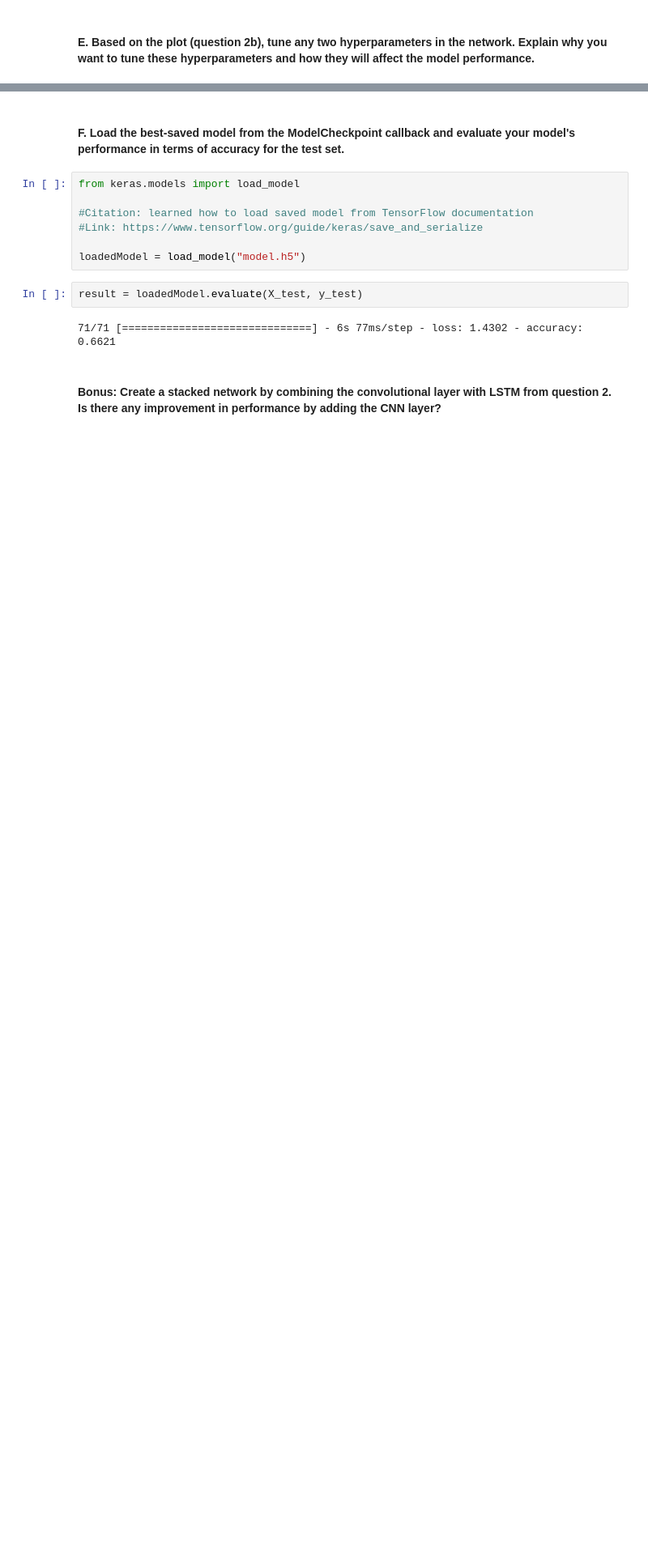
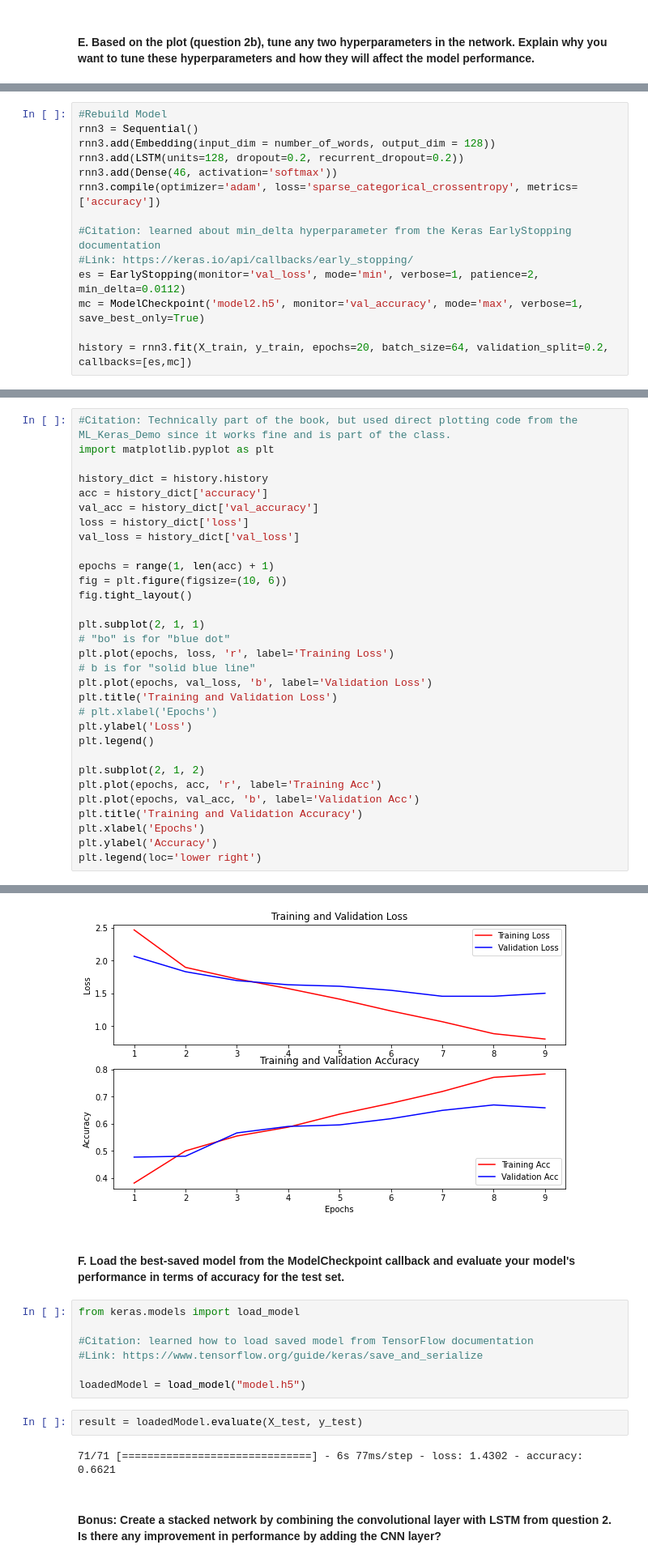
Before and after one commit to thienlongtran/university-files, a Jupyter notebook: Python for DS & AI/Final/2575712.ipynb, the cells around one changed output, grey strips where cells are left out. Shown: that part at 81% size. Drawn from its saved outputs; the diff is of its cells as text; blank space fills up the shorter version.

```diff
--- a/Python for DS & AI/Final/2575712.ipynb
+++ b/Python for DS & AI/Final/2575712.ipynb
@@ -309,0 +321,14 @@ plt.legend(loc='lower right')
+# %%
+#Rebuild Model
+rnn3 = Sequential()
+rnn3.add(Embedding(input_dim = number_of_words, output_dim = 128))
+rnn3.add(LSTM(units=128, dropout=0.2, recurrent_dropout=0.2))
+rnn3.add(Dense(46, activation='softmax'))
+rnn3.compile(optimizer='adam', loss='sparse_categorical_crossentropy', metrics=['accuracy'])
+
+#Citation: learned about min_delta hyperparameter from the Keras EarlyStopping documentation
+#Link: https://keras.io/api/callbacks/early_stopping/
+es = EarlyStopping(monitor='val_loss', mode='min', verbose=1, patience=2, min_delta=0.0112)
+mc = ModelCheckpoint('model2.h5', monitor='val_accuracy', mode='max', verbose=1, save_best_only=True)
+
+history = rnn3.fit(X_train, y_train, epochs=20, batch_size=64, validation_split=0.2, callbacks=[es,mc])
@@ -309,0 +353,32 @@ plt.legend(loc='lower right')
+# %%
+#Citation: Technically part of the book, but used direct plotting code from the ML_Keras_Demo since it works fine and is part of the class.
+import matplotlib.pyplot as plt
+
+history_dict = history.history
+acc = history_dict['accuracy']
+val_acc = history_dict['val_accuracy']
+loss = history_dict['loss']
+val_loss = history_dict['val_loss']
+
+epochs = range(1, len(acc) + 1)
+fig = plt.figure(figsize=(10, 6))
+fig.tight_layout()
+
+plt.subplot(2, 1, 1)
+# "bo" is for "blue dot"
+plt.plot(epochs, loss, 'r', label='Training Loss')
+# b is for "solid blue line"
+plt.plot(epochs, val_loss, 'b', label='Validation Loss')
+plt.title('Training and Validation Loss')
+# plt.xlabel('Epochs')
+plt.ylabel('Loss')
+plt.legend()
+
+plt.subplot(2, 1, 2)
+plt.plot(epochs, acc, 'r', label='Training Acc')
+plt.plot(epochs, val_acc, 'b', label='Validation Acc')
+plt.title('Training and Validation Accuracy')
+plt.xlabel('Epochs')
+plt.ylabel('Accuracy')
+plt.legend(loc='lower right')
+# %% [output]
@@ -310,3 +386,4 @@ plt.legend(loc='lower right')
+[figure, added]
 # %% [markdown]
 #### F. Load the best-saved model from the ModelCheckpoint callback and evaluate your model's performance in terms of accuracy for the test set.
 # %%
```
Also changed, not shown: parts of 10 cells of this notebook, 1 other file.
